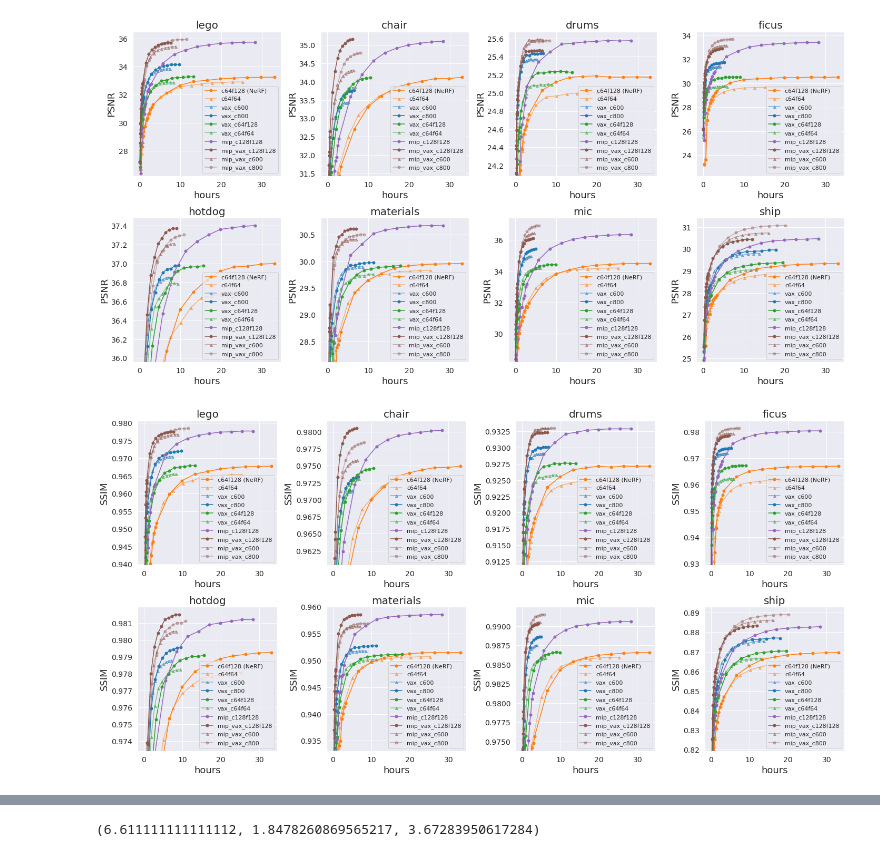
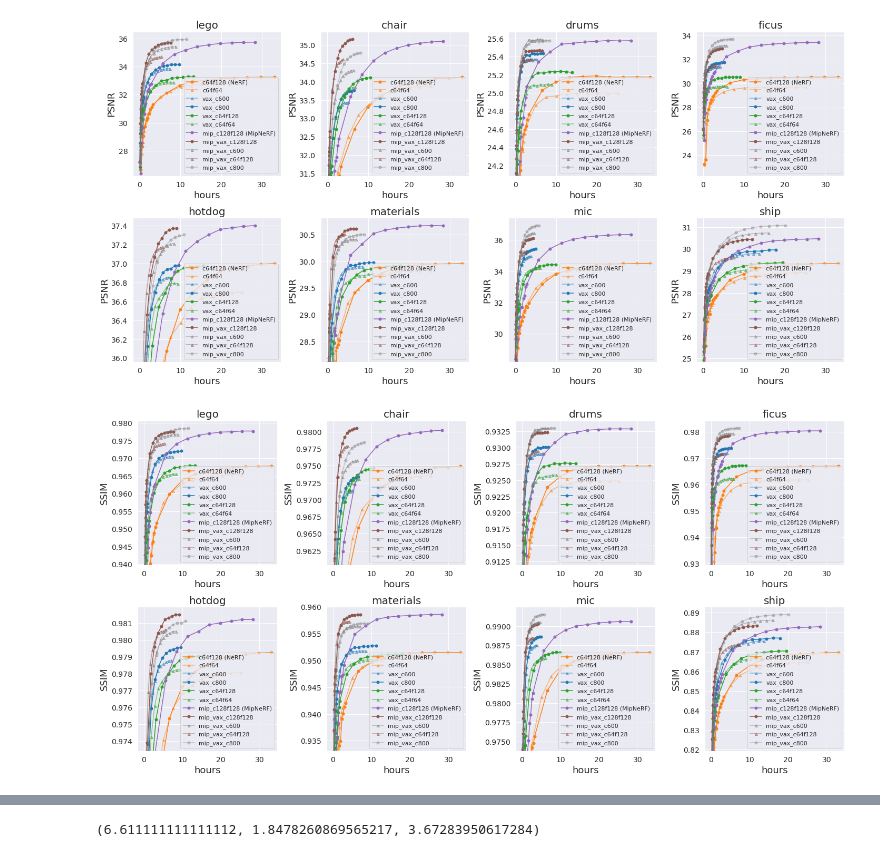
Before and after one commit to naruya/Vax-MipNeRF, a Jupyter notebook: scripts/figure.ipynb, the cells around one changed output, grey strips where cells are left out. Drawn from its saved outputs; the diff is of its cells as text; code cells hidden in the pictures.

Commit message:
update figure

```diff
--- a/scripts/figure.ipynb
+++ b/scripts/figure.ipynb
@@ -12,8 +12,9 @@ color_dict = {"c64f16":'tab:orange',
               "plenoctrees":'black',
               "mip_c128f128":'tab:purple',
               "mip_vax_c128f128":'tab:brown',
-              "mip_vax_c600":'tab:brown',
-              "mip_vax_c800":'tab:brown'}
+              "mip_vax_c64f128":'tab:brown',
+              "mip_vax_c600":'tab:gray',
+              "mip_vax_c800":'tab:gray'}
 style_dict = {"c64f16":'dashdot',
               "c64f64":'dashed',
               "c64f128":'solid',
@@ -26,7 +27,7 @@ style_dict = {"c64f16":'dashdot',
               "nsvf":'solid',
               "plenoctrees":'solid',
               "mip_c128f128":'solid',
-              "mip_vax_c128f128":'solid',
+              "mip_vax_c64f128":'dashed',
               "mip_vax_c600":'dashed',
               "mip_vax_c800":'solid'}
 marker_dict = {"c64f16":'x',
@@ -42,6 +43,7 @@ marker_dict = {"c64f16":'x',
                "plenoctrees":'o',
                "mip_c128f128":'o',
               "mip_vax_c128f128":'o',
+              "mip_vax_c64f128":'^',
               "mip_vax_c600":'^',
               "mip_vax_c800":'o'}
 alpha_dict = {"c64f16":0.4,
@@ -57,6 +59,7 @@ alpha_dict = {"c64f16":0.4,
                "plenoctrees":0.5,
                "mip_c128f128":1.,
               "mip_vax_c128f128":1.,
+              "mip_vax_c64f128":0.5,
               "mip_vax_c600":0.5,
               "mip_vax_c800":0.4}
 # %%
@@ -204,38 +206,41 @@ for val_idx in [2,3]:
             ylims.append([np.min(value[:np.sum(x < xlim)]), np.max(value[:np.sum(x < xlim)])])
             if exp_name == 'c64f128':
                 ax.plot(x,value,label='c64f128 (NeRF)',color=color_dict[exp_name],marker=marker_dict[exp_name],alpha=alpha_dict[exp_name],markersize=5)
             else:
                 ax.plot(x,value,label=exp_name,color=color_dict[exp_name],marker=marker_dict[exp_name],alpha=alpha_dict[exp_name],markersize=5)
 
         # MipNeRF
         data_scene = [datai for datai in data_mip if scene in datai[0]]
         for datai in data_scene:
             exp_name = datai[0].split('/')[0]
             if exp_name == 'mip':
                 exp_name = 'mip_c128f128'
             x = datai[1]
             value = datai[val_idx]
             ylims.append([np.min(value), np.max(value)])
-            ax.plot(x,value,label=exp_name,color=color_dict[exp_name],marker=marker_dict[exp_name],alpha=alpha_dict[exp_name],markersize=5)
+            if exp_name == 'mip_c128f128':
+                ax.plot(x,value,label='mip_c128f128 (MipNeRF)',color=color_dict[exp_name],marker=marker_dict[exp_name],alpha=alpha_dict[exp_name],markersize=5)
+            else:
+                ax.plot(x,value,label=exp_name,color=color_dict[exp_name],marker=marker_dict[exp_name],alpha=alpha_dict[exp_name],markersize=5)
     #     meti = 1 if metrics == "PSNR" else 2
     #     ax.plot(data_scene_nsvf[0],data_scene_nsvf[meti],label=exp_name,color=color_dict[exp_name],marker=marker_dict[exp_name],alpha=alpha_dict[exp_name],markersize=5)
 
         ax.set_xlabel('hours', size=18); ax.set_ylabel(metrics, size=18)
         ax.set_xlim([-xlim*0.05, xlim*1.05])
         ax.tick_params(axis='x', labelsize=14)
         ax.tick_params(axis='y', labelsize=14)
 
         ymin, ymax = np.min(np.array(ylims)[:,0]), np.max(np.array(ylims)[:,1])
         margin = (ymax - y_center)
-        # ax.set_ylim([ymin + margin*0.1, ymax + margin*0.05])
         ax.set_ylim([y_center - margin*2.6 , ymax + margin*0.2])
-        ax.legend(); ax.set_title(scene, size=20)
+        ax.legend()
+        ax.set_title(scene, size=20)
 
     plt.tight_layout()
     plt.show()
 # %% [output]
-[figure, old version]
+[figure, new version]
-[figure, old version]
+[figure, new version]
 # %%
 # How many times faster can Vax-MipNeRF achieve the final accuracy of NeRF?
 fasters = []
```
Also changed, not shown: parts of 3 cells of this notebook, 1 other file.
